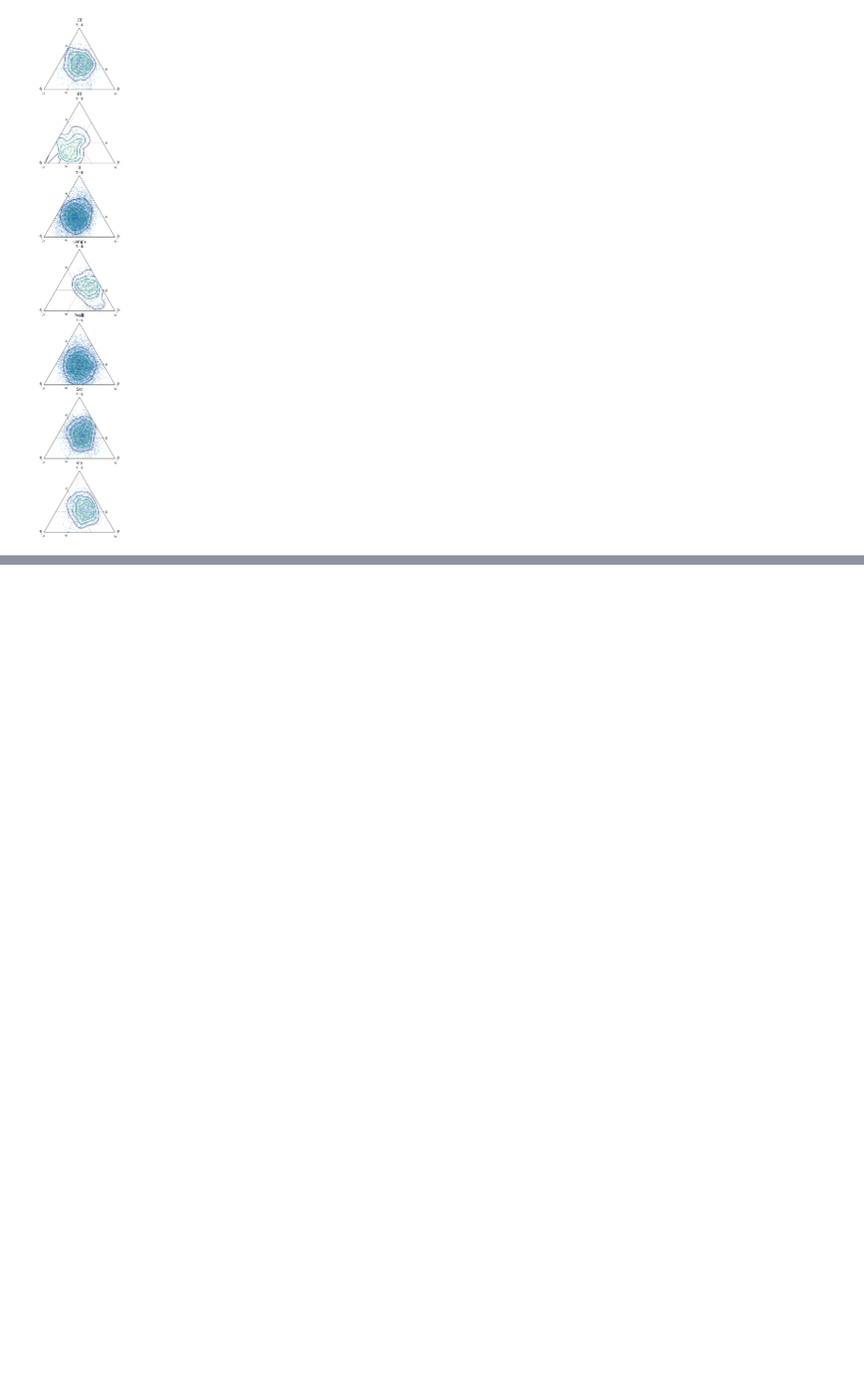
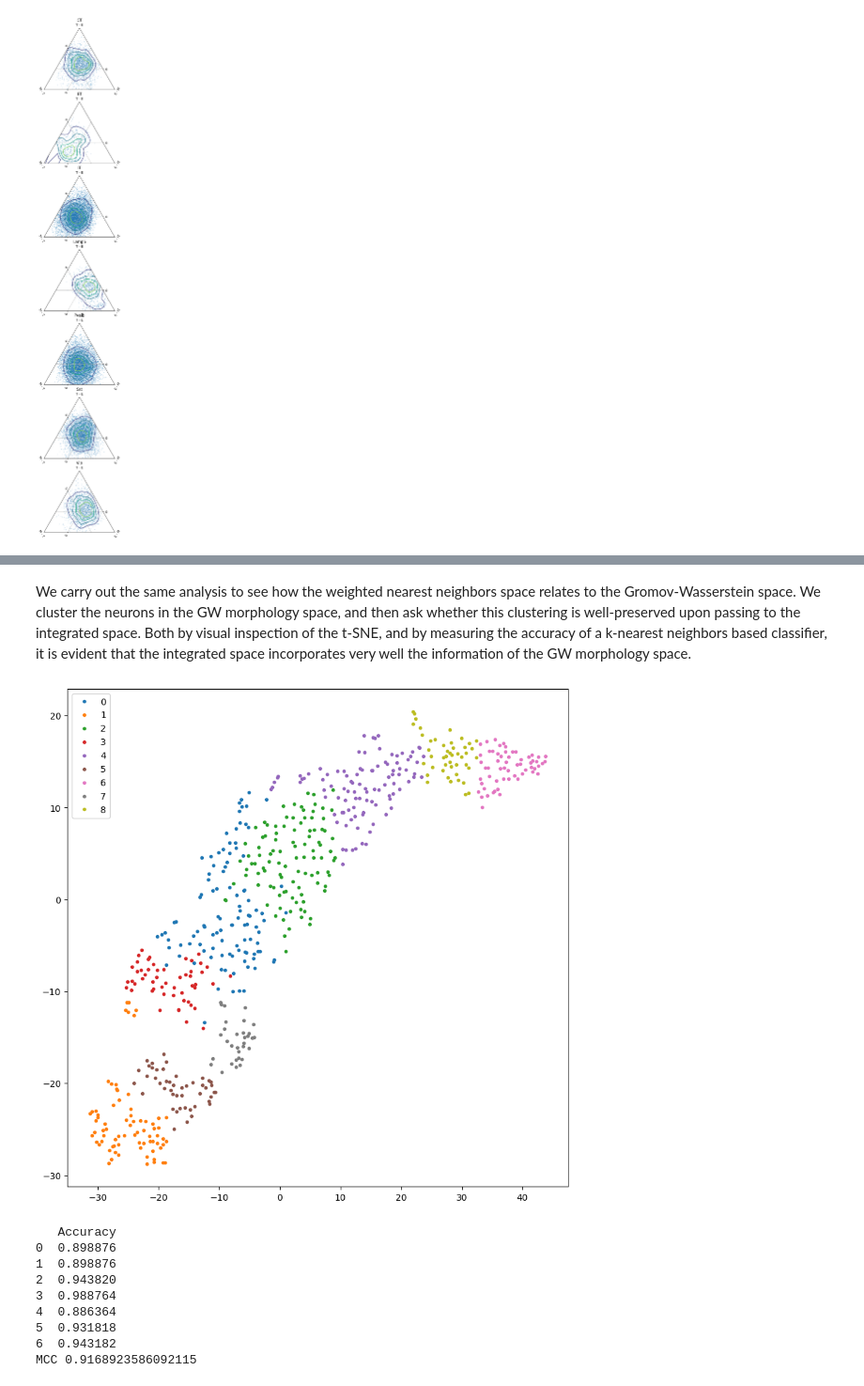
Before and after one commit to CamaraLab/CAJAL, a Jupyter notebook: docs/notebooks/Example_4.ipynb, the cells around one changed output, grey strips where cells are left out. Shown at 94% size. Drawn from its saved outputs; the diff is of its cells as text; code cells hidden in the pictures; blank space fills up the shorter version.

```diff
--- a/docs/notebooks/Example_4.ipynb
+++ b/docs/notebooks/Example_4.ipynb
@@ -136,0 +235,22 @@ ternary_distance_clusters(
+# %%
+def predict_classes_st_kfold_knn(X, clusters, dist_metric, nn, k, seed):
+    # KNN version of https://github.com/applied-systems-biology/Dynamic_SPHARM
+    # /blob/2588d3632e9b3d99486a75bfb50d21fc7a7c8070/SPHARM/lib/classification.py#L155
+    import random
+    import numpy as np
+    from sklearn.neighbors import KNeighborsClassifier
+    from sklearn.model_selection import StratifiedKFold,cross_val_score,cross_val_predict
+
+    clf = KNeighborsClassifier(metric=dist_metric, n_neighbors=nn, weights="distance")
+    cv = StratifiedKFold(n_splits=k, random_state=seed, shuffle=True)
+    accuracy = pd.DataFrame({'Accuracy': cross_val_score(clf, X=X, y=clusters,cv=cv)})
+    predicted = pd.DataFrame({'Actual class': clusters,
+                              'Predicted class': cross_val_predict(clf, X=X, y=clusters, cv=cv)})
+    return accuracy, predicted
+
+def test_dmat(dmat, labels):
+    from sklearn.metrics import matthews_corrcoef
+    acc, pred = predict_classes_st_kfold_knn(dmat, labels, 'precomputed', 20, 7, 1)
+    mcc = matthews_corrcoef(pred.iloc[:,0], pred.iloc[:,1])
+    print(acc)
+    print("MCC", mcc)
@@ -136,0 +271,17 @@ ternary_distance_clusters(
+# %% [markdown]
+We carry out the same analysis to see how the weighted nearest neighbors space relates to the Gromov-Wasserstein space. We cluster the neurons in the GW morphology space, and then ask whether this clustering is well-preserved upon passing to the integrated space. Both by visual inspection of the t-SNE, and by measuring the accuracy of a k-nearest neighbors based classifier, it is evident that the integrated space incorporates very well the information of the GW morphology space.
+# %%
+morphology_labels = louvain_clustering(gw_dist_mat, 10)
+plot_tsne_dmat(gw_dist_mat, pd.Series(morphology_labels))
+test_dmat(gw_dist_mat, morphology_labels)
+# %% [output]
+[figure, added]
+   Accuracy
+0  0.898876
+1  0.898876
+2  0.943820
+3  0.988764
+4  0.886364
+5  0.931818
+6  0.943182
+MCC 0.9168923586092115
```
Also changed, not shown: parts of 15 cells of this notebook, 2 other files.
